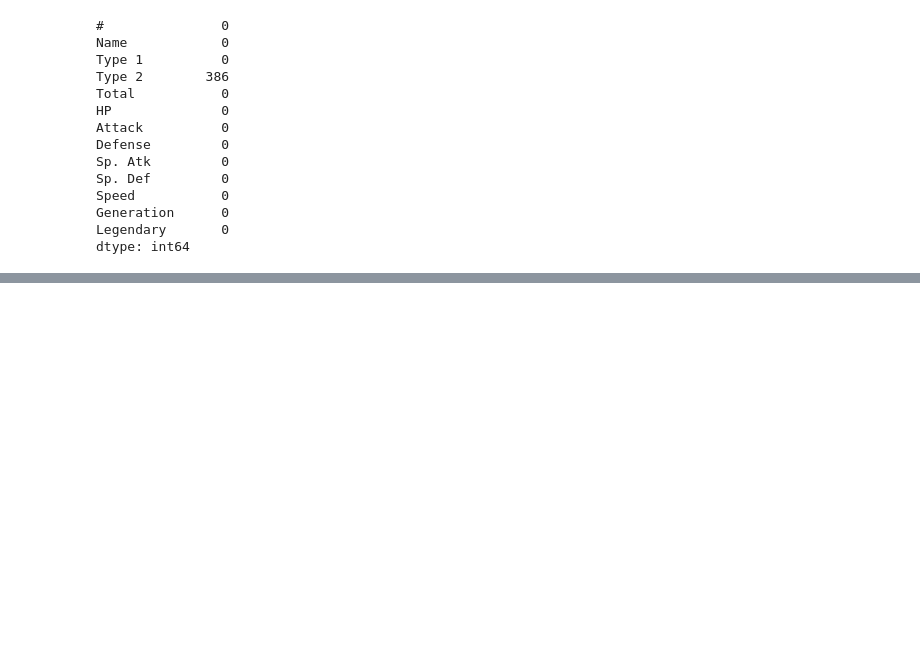
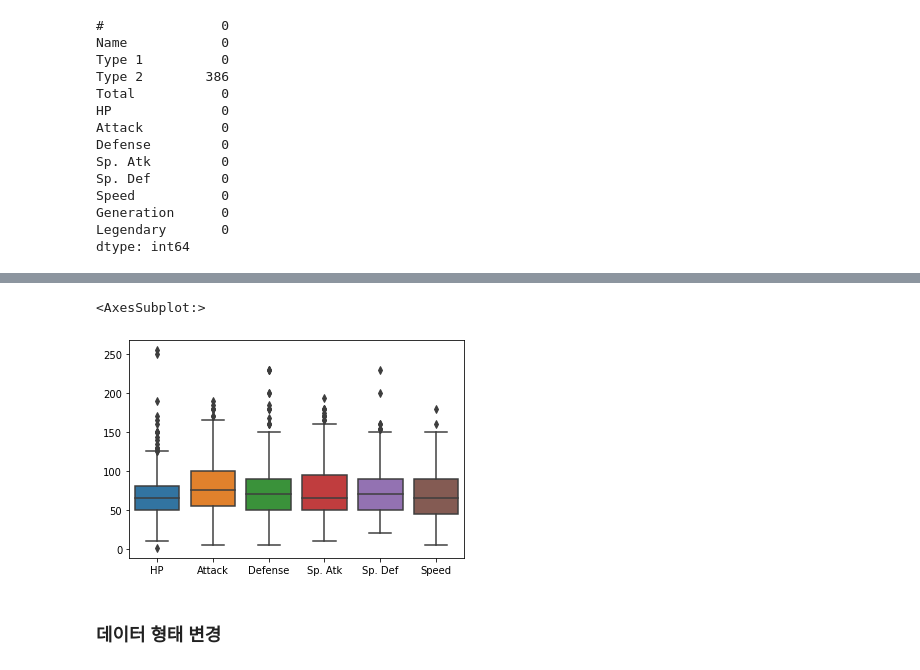
Before and after one commit to happycoder-leesh/kaggle_study, a Jupyter notebook: notebook/6th_week.ipynb, the cells around one changed output, grey strips where cells are left out. Saved outputs shown, nothing was run; the diff lists cells and outputs as text; code cells hidden in the pictures; blank space fills up the shorter version.

```diff
--- a/notebook/6th_week.ipynb
+++ b/notebook/6th_week.ipynb
@@ -52,0 +121,7 @@ dtype: int64
+# %%
+sns.boxplot(data=x_data_new)
+# %% [output]
+<AxesSubplot:>
+[figure, added]
+# %% [markdown]
+### 데이터 형태 변경
```
Also changed, not shown: parts of 53 cells of this notebook, 2 other files.
